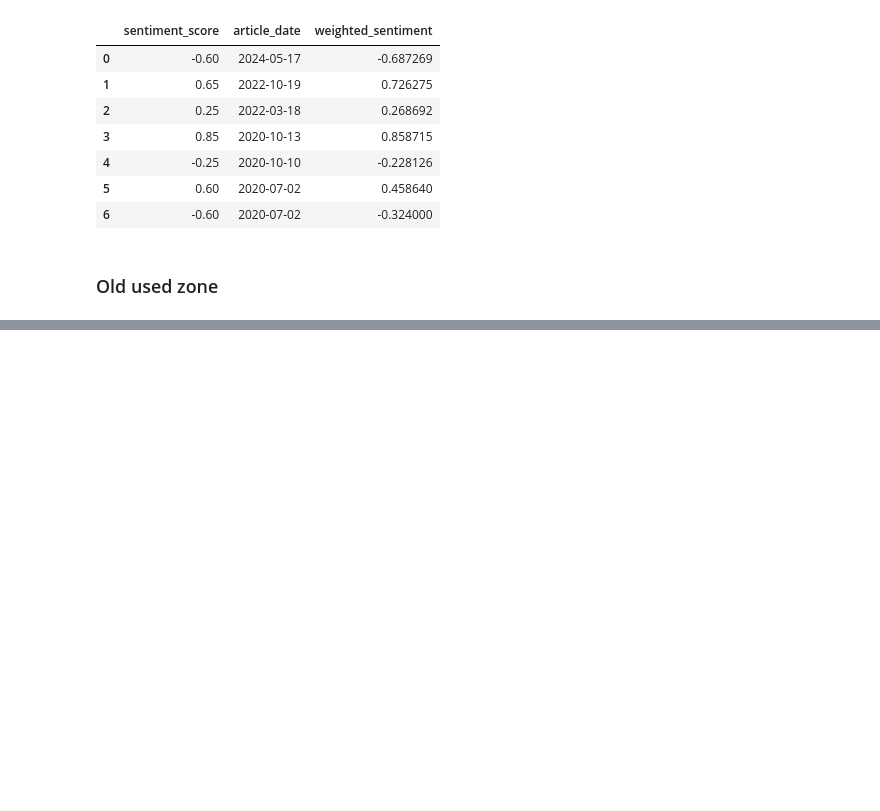
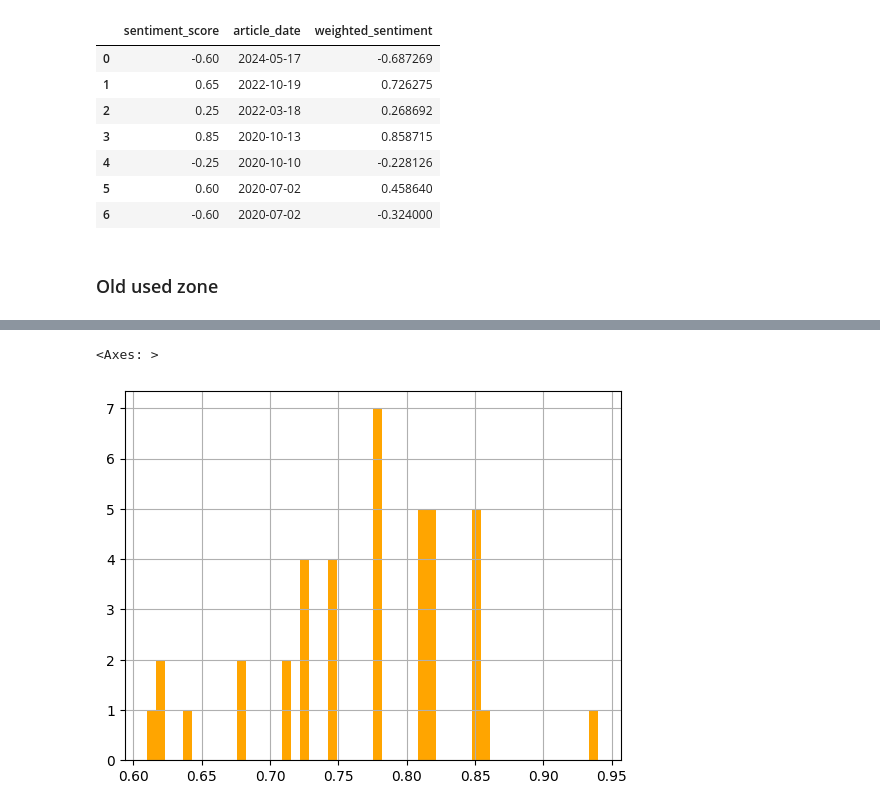
Before and after one commit to Demvok/NewsAnalysis, a Jupyter notebook: main_test.ipynb, the cells around one changed output, grey strips where cells are left out. Saved outputs shown, nothing was run; the diff lists cells and outputs as text; code cells hidden in the pictures; blank space fills up the shorter version.

```diff
--- a/main_test.ipynb
+++ b/main_test.ipynb
@@ -201,0 +287,5 @@ t_get_unprocessed_chunks_input()
+# %%
+df.opinion_hotness.hist(bins=50, color='orange')
+# %% [output]
+<Axes: >
+[figure, added]
```
Also changed, not shown: parts of 25 cells of this notebook, 4 other files.
